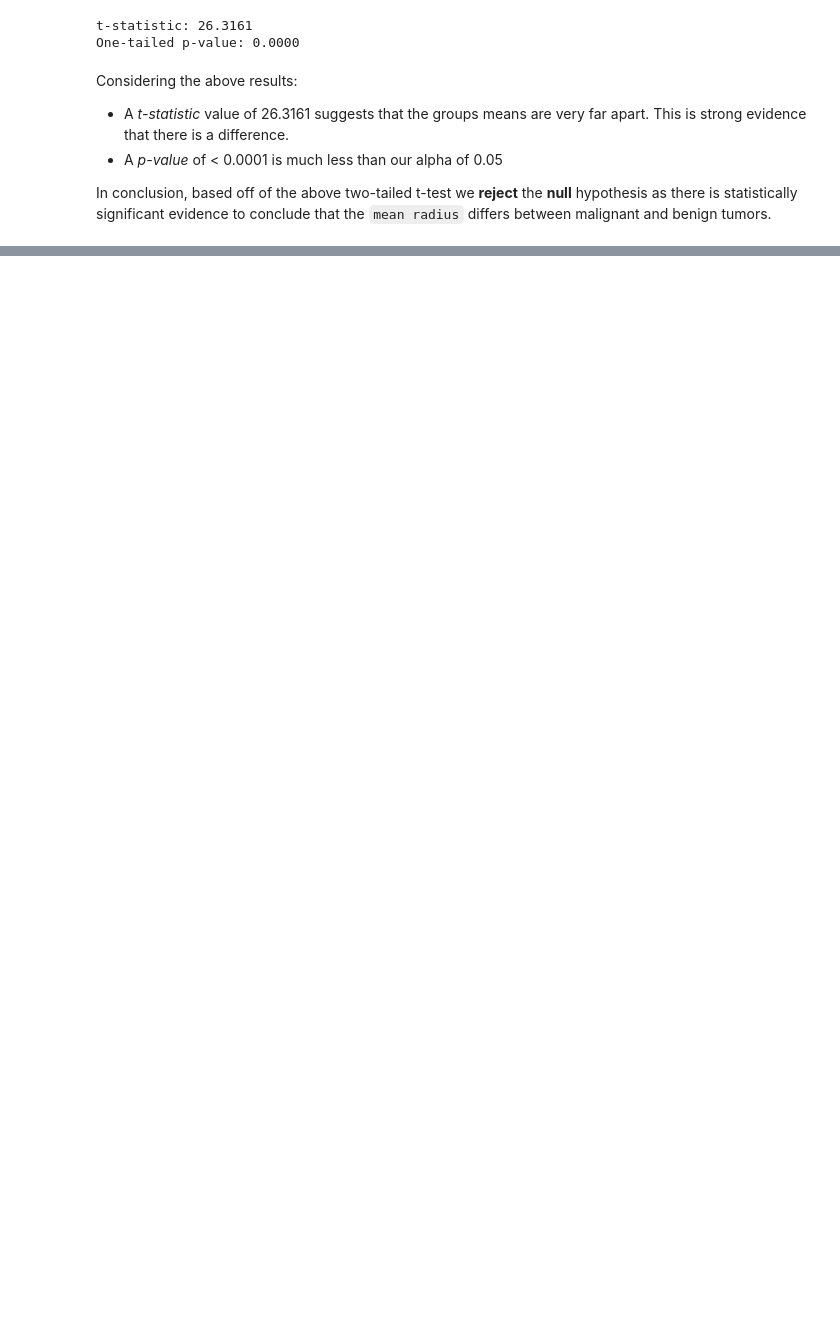
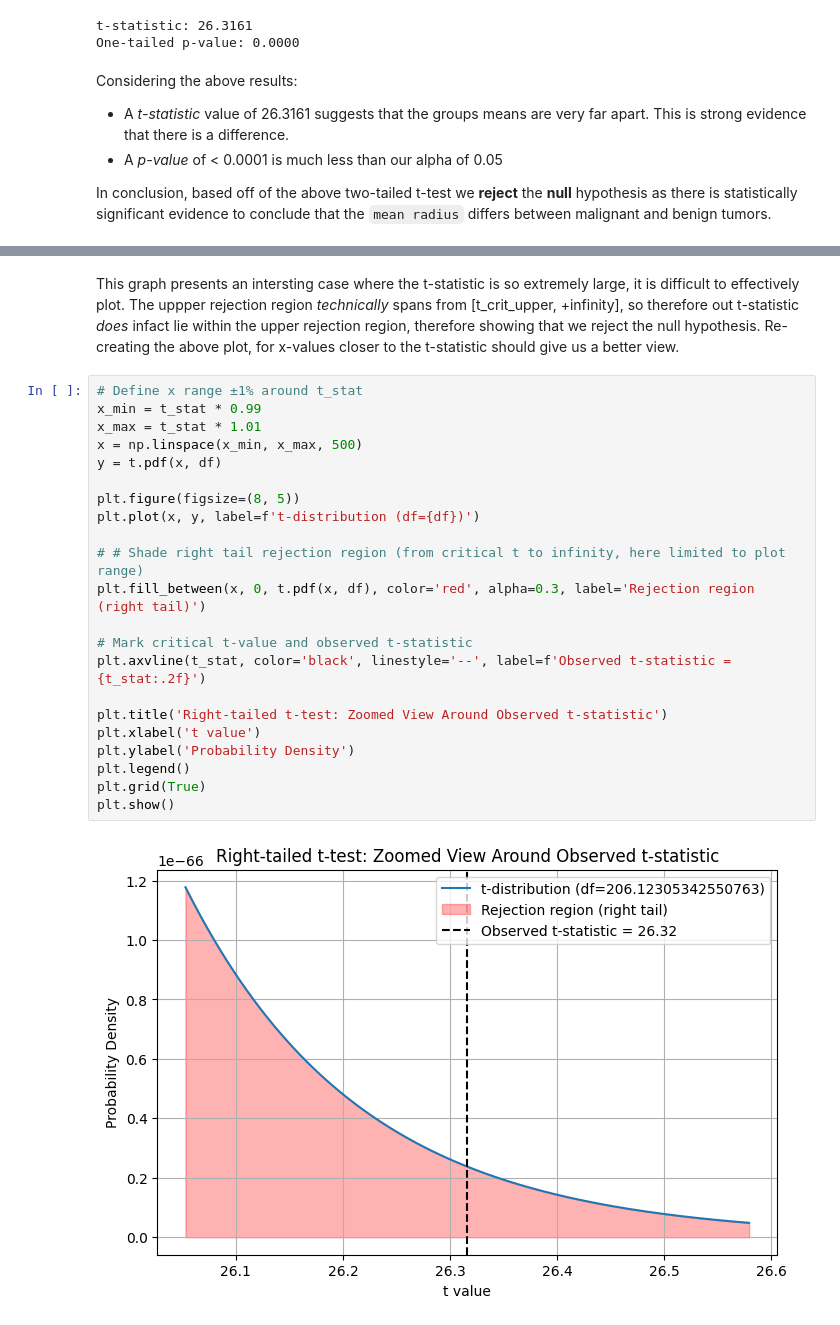
Before and after one commit to Cameron858/statistical-playground, a Jupyter notebook: notebooks/t_tests.ipynb, the cells around one changed output, grey strips where cells are left out. Cells and saved outputs as stored; diff of their text form; blank space fills up the shorter version.

```diff
--- a/notebooks/t_tests.ipynb
+++ b/notebooks/t_tests.ipynb
@@ -292,0 +406,26 @@ In conclusion, based off of the above two-tailed t-test we **reject** the **null
+# %% [markdown]
+This graph presents an intersting case where the t-statistic is so extremely large, it is difficult to effectively plot. The uppper rejection region *technically* spans from [t_crit_upper, +infinity], so therefore out t-statistic *does* infact lie within the upper rejection region, therefore showing that we reject the null hypothesis. Re-creating the above plot, for x-values closer to the t-statistic should give us a better view.
+# %%
+# Define x range ±1% around t_stat
+x_min = t_stat * 0.99
+x_max = t_stat * 1.01
+x = np.linspace(x_min, x_max, 500)
+y = t.pdf(x, df)
+
+plt.figure(figsize=(8, 5))
+plt.plot(x, y, label=f't-distribution (df={df})')
+
+# # Shade right tail rejection region (from critical t to infinity, here limited to plot range)
+plt.fill_between(x, 0, t.pdf(x, df), color='red', alpha=0.3, label='Rejection region (right tail)')
+
+# Mark critical t-value and observed t-statistic
+plt.axvline(t_stat, color='black', linestyle='--', label=f'Observed t-statistic = {t_stat:.2f}')
+
+plt.title('Right-tailed t-test: Zoomed View Around Observed t-statistic')
+plt.xlabel('t value')
+plt.ylabel('Probability Density')
+plt.legend()
+plt.grid(True)
+plt.show()
+# %% [output]
+[figure, added]
```
Also changed, not shown: parts of 11 cells of this notebook.
